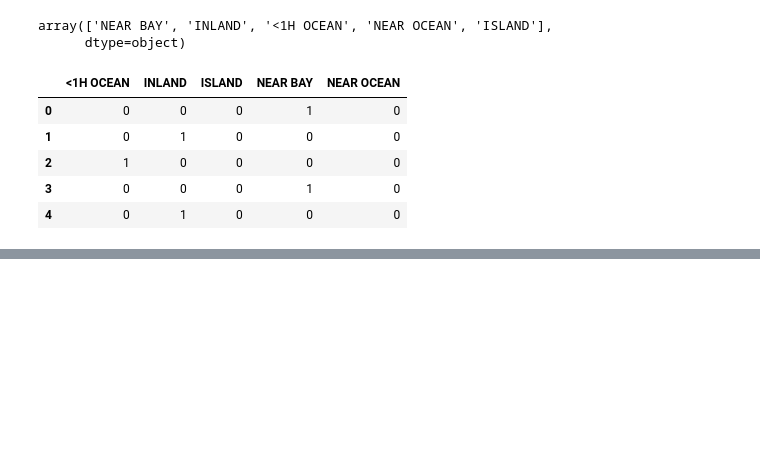
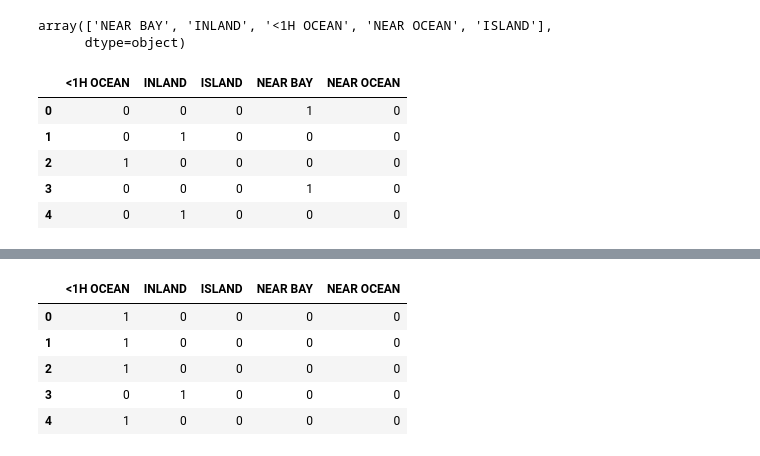
Before and after one commit to amenhasfaw/DPFE, a Jupyter notebook: CODE/Feature Engineering.ipynb, the cells around one changed output, grey strips where cells are left out. Saved outputs shown, nothing was run; the diff lists cells and outputs as text; code cells hidden in the pictures; blank space fills up the shorter version.

```diff
--- a/CODE/Feature Engineering.ipynb
+++ b/CODE/Feature Engineering.ipynb
@@ -261,0 +296,10 @@ train_dummies.head()
+# %%
+test_dummies = pd.get_dummies(test_df['ocean_proximity'])
+test_dummies.head()
+# %% [output]
+|  | <1H OCEAN | INLAND | ISLAND | NEAR BAY | NEAR OCEAN |
+| 0 | 1 | 0 | 0 | 0 | 0 |
+| 1 | 1 | 0 | 0 | 0 | 0 |
+| 2 | 1 | 0 | 0 | 0 | 0 |
+| 3 | 0 | 1 | 0 | 0 | 0 |
+| 4 | 1 | 0 | 0 | 0 | 0 |
```
Also changed, not shown: parts of 10 cells of this notebook.
